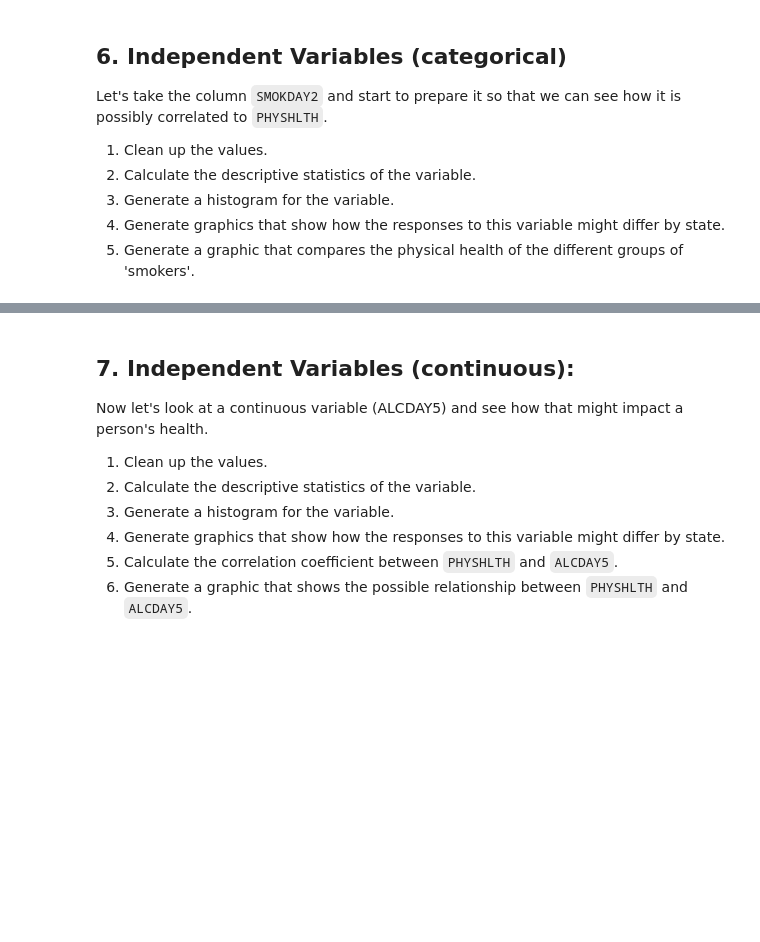
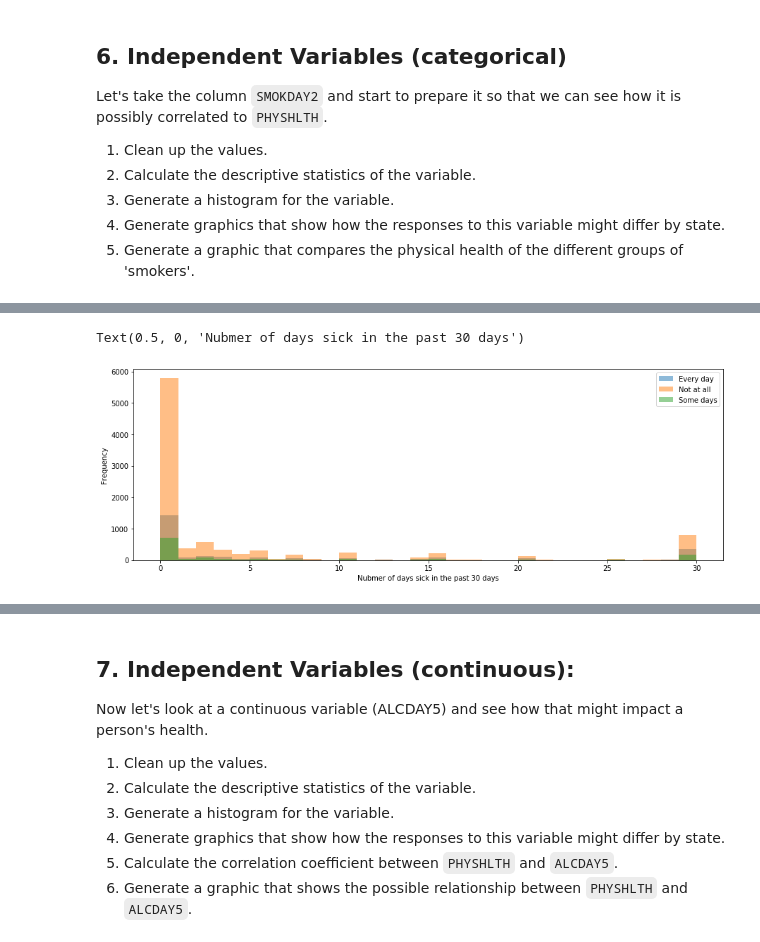
Before and after one commit to marmistead91/nyc-mhtn-ds-010620-lectures, a Jupyter notebook: week_2/case_study/Data_Exploration_Applied.ipynb, the cells around one changed output, grey strips where cells are left out. Cells and saved outputs as stored; diff of their text form; code cells hidden in the pictures; blank space fills up the shorter version.

```diff
--- a/week_2/case_study/Data_Exploration_Applied.ipynb
+++ b/week_2/case_study/Data_Exploration_Applied.ipynb
@@ -163,0 +269,3 @@ Let's take the column `SMOKDAY2` and start to prepare it so that we can see how
+# %%
+df['SMOKDAY2'].replace([7,9], np.nan, inplace=True)
+df['SMOKDAY2'].value_counts()
@@ -163,0 +277,5 @@ Let's take the column `SMOKDAY2` and start to prepare it so that we can see how
+# %%
+# change integers to strings to descibe better
+df['SMOKDAY2'].replace(1, 'Every day', inplace = True)
+df['SMOKDAY2'].replace(2, 'Some days', inplace = True)
+df['SMOKDAY2'].replace(3, 'Not at all', inplace = True)
@@ -163,0 +290,7 @@ Let's take the column `SMOKDAY2` and start to prepare it so that we can see how
+# %%
+df.groupby('SMOKDAY2')['PHYSHLTH'].plot(kind='hist', bins = 30, alpha = 0.5, figsize = (15,5))
+plt.legend()
+plt.xlabel('Nubmer of days sick in the past 30 days')
+# %% [output]
+Text(0.5, 0, 'Nubmer of days sick in the past 30 days')
+[figure, added]
```
Also changed, not shown: parts of 23 cells of this notebook, 1 other file.
